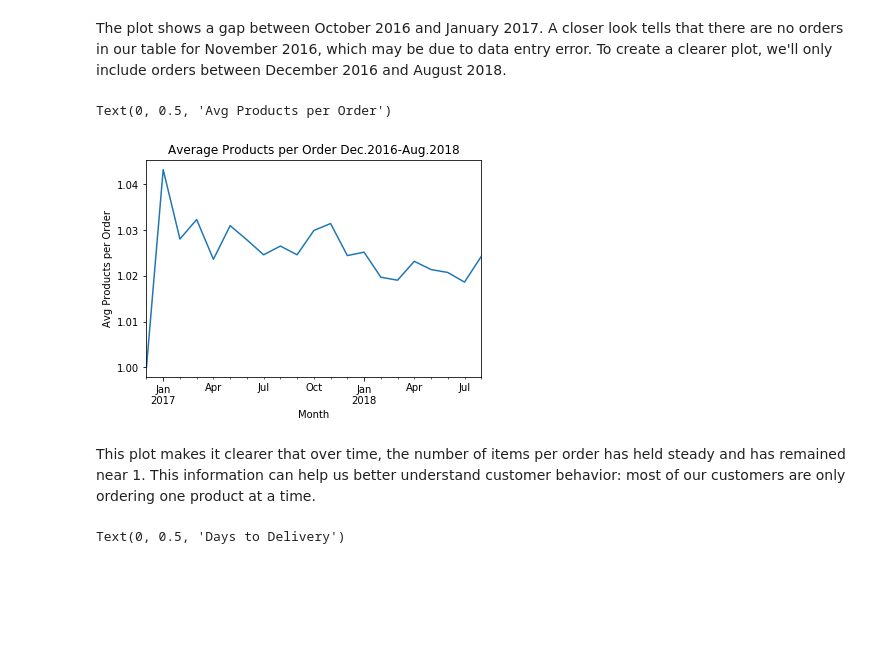
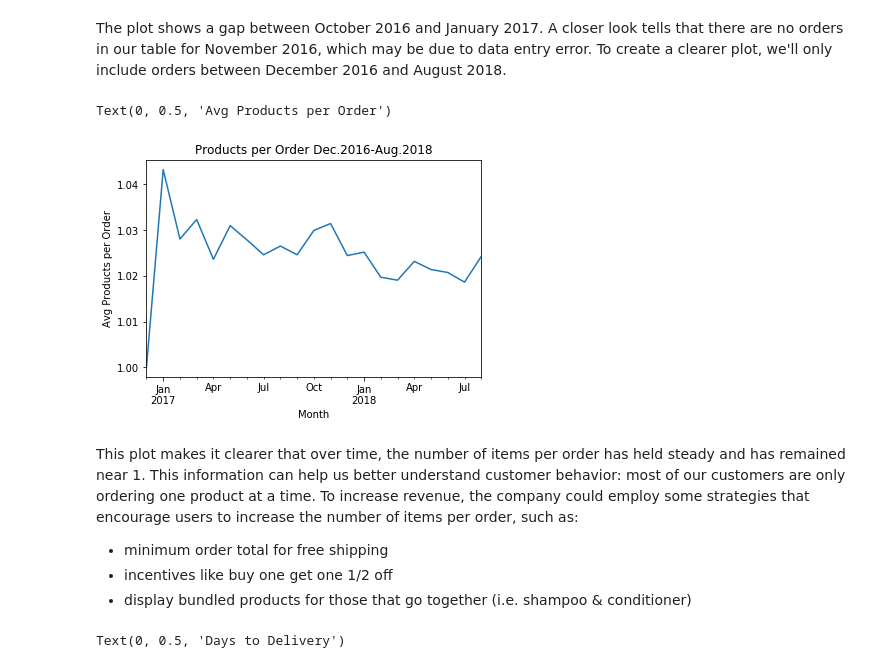
Before and after one commit to cgiannotta/eCommerceAnalysis, a Jupyter notebook: eCommerceSQL.ipynb, the cells around one changed output. Cells and saved outputs as stored; diff of their text form; code cells hidden in the pictures; blank space fills up the shorter version.

```diff
--- a/eCommerceSQL.ipynb
+++ b/eCommerceSQL.ipynb
@@ -367,13 +303,16 @@ len(delivered[(delivered.order_purchase_timestamp.dt.month == 11) & (delivered.o
 The plot shows a gap between October 2016 and January 2017. A closer look tells that there are no orders in our table for November 2016, which may be due to data entry error. To create a clearer plot, we'll only include orders between December 2016 and August 2018.
 # %%
 # plot average items per order over time
-delivered.groupby(pd.Grouper(key='order_purchase_timestamp', freq='M')).num_products.mean()[3:].plot() # leave out last month (only 1 order)
-plt.title("Average Products per Order Dec.2016-Aug.2018")
+delivered.groupby(pd.Grouper(key='order_purchase_timestamp', freq='M')).num_products.mean()[3:].plot()
+plt.title("Products per Order Dec.2016-Aug.2018")
 plt.xlabel("Month")
 plt.ylabel("Avg Products per Order")
 # %% [output]
 Text(0, 0.5, 'Avg Products per Order')
-[figure, old version]
+[figure, new version]
 # %% [markdown]
-This plot makes it clearer that over time, the number of items per order has held steady and has remained near 1. This information can help us better understand customer behavior: most of our customers are only ordering one product at a time.
+This plot makes it clearer that over time, the number of items per order has held steady and has remained near 1. This information can help us better understand customer behavior: most of our customers are only ordering one product at a time. To increase revenue, the company could employ some strategies that encourage users to increase the number of items per order, such as:
+* minimum order total for free shipping
+* incentives like buy one get one 1/2 off
+* display bundled products for those that go together (i.e. shampoo & conditioner)
 # %%
```
Also changed, not shown: parts of 112 cells of this notebook.
